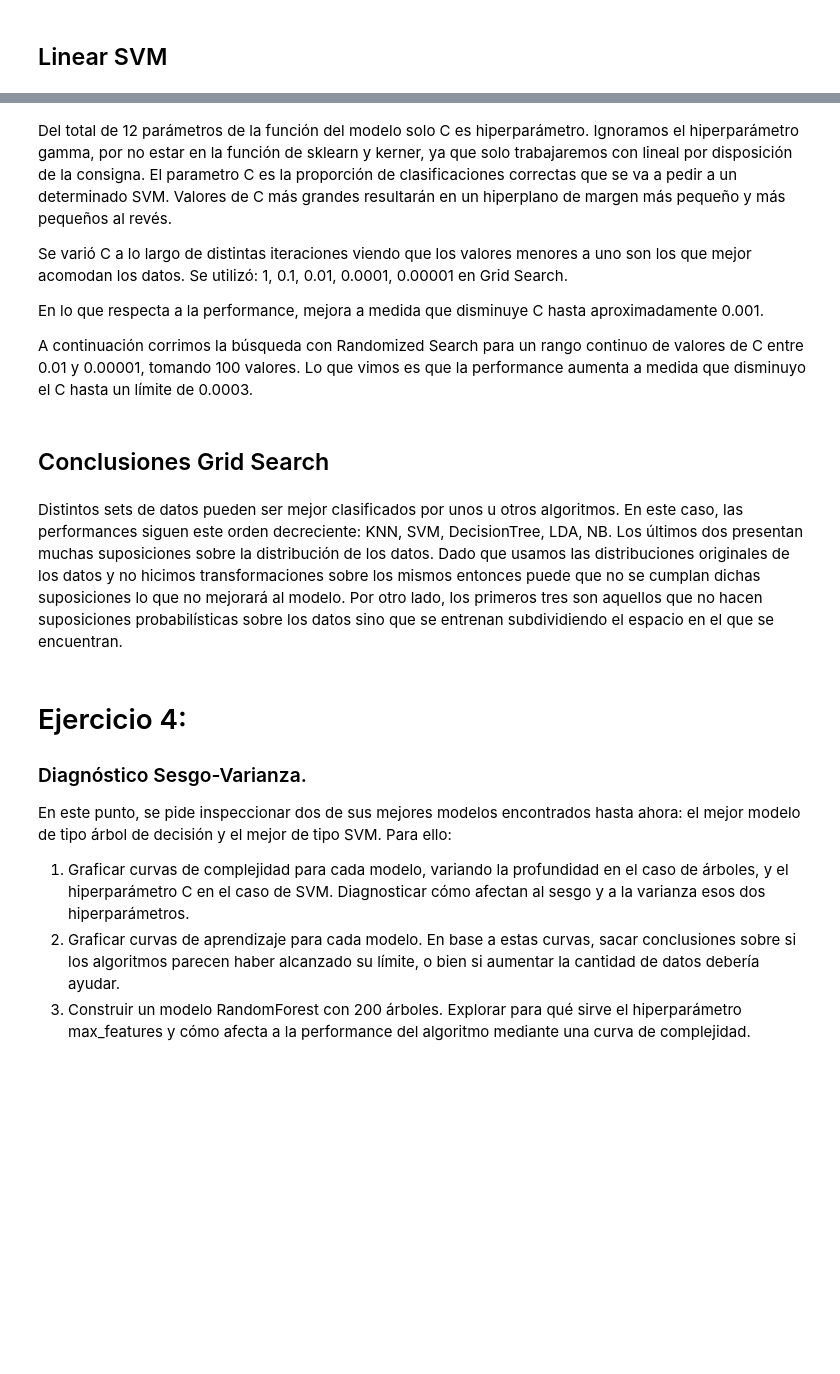
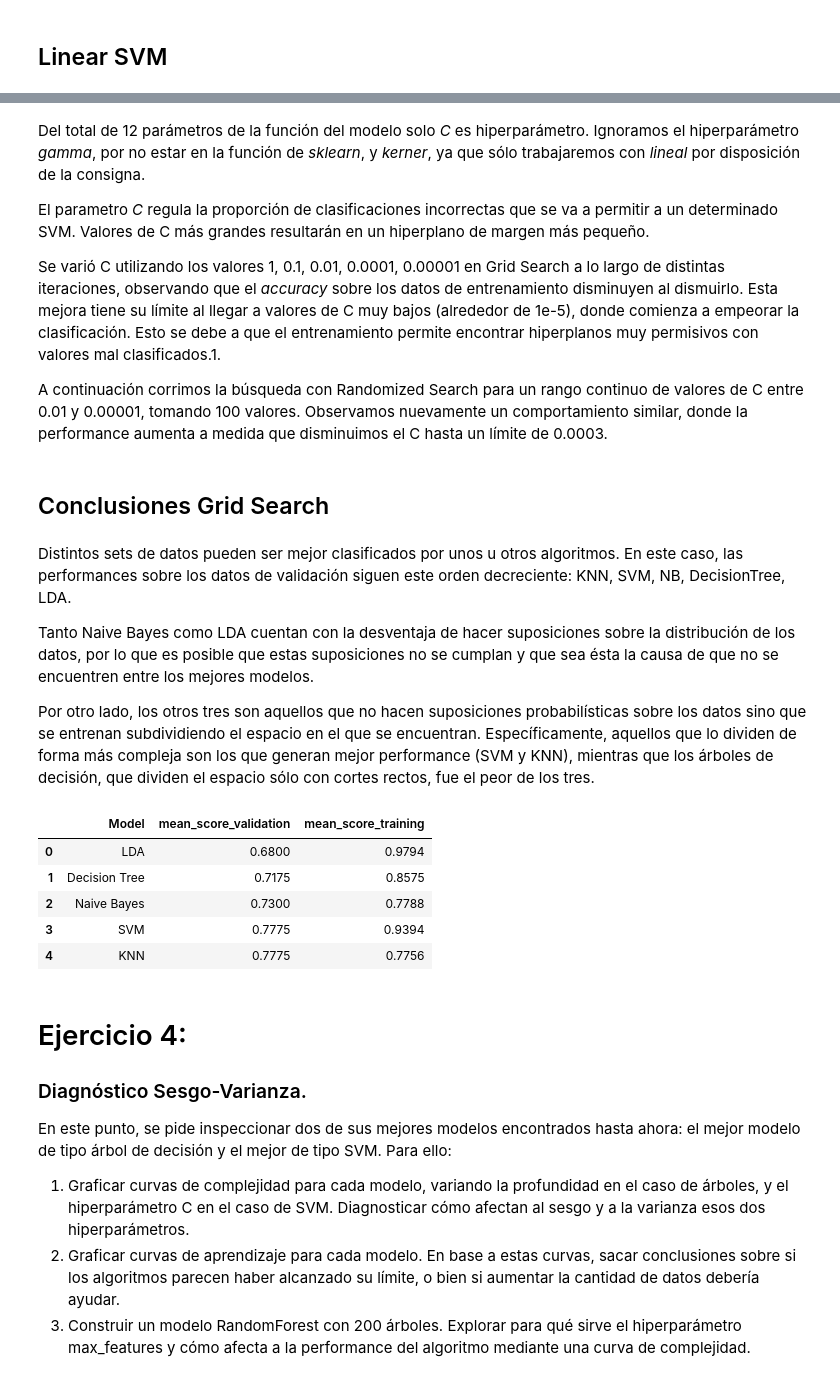
Before and after one commit to marialaraa/aa-notebooks, a Jupyter notebook: TP1/TP1.ipynb, the cells around one changed output, grey strips where cells are left out. Saved outputs shown, nothing was run; the diff lists cells and outputs as text; code cells hidden in the pictures; blank space fills up the shorter version.

Commit message:
Falta poco, solo probar el held out y la competencia

```diff
--- a/TP1/TP1.ipynb
+++ b/TP1/TP1.ipynb
@@ -484,18 +584,33 @@ top_resultados(clf, n_iter, 'Linear SVM - Randomized Search')
 # %% [markdown]
-Del total de 12 parámetros de la función del modelo solo C es hiperparámetro. Ignoramos el hiperparámetro gamma, por no estar en la función de sklearn y kerner, ya que solo trabajaremos con lineal por disposición de la consigna.
-El parametro C es la proporción de clasificaciones correctas que se va a pedir a un determinado SVM. Valores de C más grandes resultarán en un hiperplano de margen más pequeño y más pequeños al revés.
+Del total de 12 parámetros de la función del modelo solo *C* es hiperparámetro. Ignoramos el hiperparámetro *gamma*, por no estar en la función de *sklearn*, y *kerner*, ya que sólo trabajaremos con *lineal* por disposición de la consigna.
 
-Se varió C a lo largo de distintas iteraciones viendo que los valores menores a uno son los que mejor acomodan los datos. Se utilizó: 1, 0.1, 0.01, 0.0001, 0.00001 en Grid Search.
+El parametro *C* regula la proporción de clasificaciones incorrectas que se va a permitir a un determinado SVM. Valores de C más grandes resultarán en un hiperplano de margen más pequeño.
 
-En lo que respecta a la performance, mejora a medida que disminuye C hasta aproximadamente 0.001.
+Se varió C utilizando los valores 1, 0.1, 0.01, 0.0001, 0.00001 en Grid Search a lo largo de distintas iteraciones, observando que el *accuracy* sobre los datos de entrenamiento disminuyen al dismuirlo. Esta mejora tiene su límite al llegar a valores de C muy bajos (alrededor de 1e-5), donde comienza a empeorar la clasificación. Esto se debe a que el entrenamiento permite encontrar hiperplanos muy permisivos con valores mal clasificados.1.
 
-A continuación corrimos la búsqueda con Randomized Search para un rango continuo de valores de C entre 0.01 y 0.00001, tomando 100 valores. Lo que vimos es que la performance aumenta a medida que disminuyo el C hasta un límite de 0.0003.
+A continuación corrimos la búsqueda con Randomized Search para un rango continuo de valores de C entre 0.01 y 0.00001, tomando 100 valores. Observamos nuevamente un comportamiento similar, donde la performance aumenta a medida que disminuimos el C hasta un límite de 0.0003.
 # %% [markdown]
 ## Conclusiones Grid Search
 # %% [markdown]
-Distintos sets de datos pueden ser mejor clasificados por unos u otros algoritmos. En este caso, las performances siguen este orden decreciente: KNN, SVM, DecisionTree, LDA, NB.
-Los últimos dos presentan muchas suposiciones sobre la distribución de los datos. Dado que usamos las distribuciones originales de los datos y no hicimos transformaciones sobre los mismos entonces puede que no se cumplan dichas suposiciones lo que no mejorará al modelo.
-Por otro lado, los primeros tres son aquellos que no hacen suposiciones probabilísticas sobre los datos sino que se entrenan subdividiendo el espacio en el que se encuentran.
+Distintos sets de datos pueden ser mejor clasificados por unos u otros algoritmos. En este caso, las performances sobre los datos de validación siguen este orden decreciente: KNN, SVM, NB, DecisionTree, LDA.
+
+Tanto Naive Bayes como LDA cuentan con la desventaja de hacer suposiciones sobre la distribución de los datos, por lo que es posible que estas suposiciones no se cumplan y que sea ésta la causa de que no se encuentren entre los mejores modelos.
+
+Por otro lado, los otros tres son aquellos que no hacen suposiciones probabilísticas sobre los datos sino que se entrenan subdividiendo el espacio en el que se encuentran. Específicamente, aquellos que lo dividen de forma más compleja son los que generan mejor performance (SVM y KNN), mientras que los árboles de decisión, que dividen el espacio sólo con cortes rectos, fue el peor de los tres.
+# %%
+df = pd.DataFrame()
+
+df["Model"] = ['LDA', 'Decision Tree', 'Naive Bayes', 'SVM','KNN']
+df["mean_score_validation"] = [0.68, 0.7175, 0.73, 0.7775, 0.7775]
+df["mean_score_training"] = [0.9794, 0.8575, 0.7788, 0.9394, 0.7756]
+display(df)
+# %% [output]
+|  | Model | mean_score_validation | mean_score_training |
+| 0 | LDA | 0.6800 | 0.9794 |
+| 1 | Decision Tree | 0.7175 | 0.8575 |
+| 2 | Naive Bayes | 0.7300 | 0.7788 |
+| 3 | SVM | 0.7775 | 0.9394 |
+| 4 | KNN | 0.7775 | 0.7756 |
 # %% [markdown]
 # Ejercicio 4:
 ### Diagnóstico Sesgo-Varianza.
```
Also changed, not shown: parts of 20 cells of this notebook, 2 other files.
